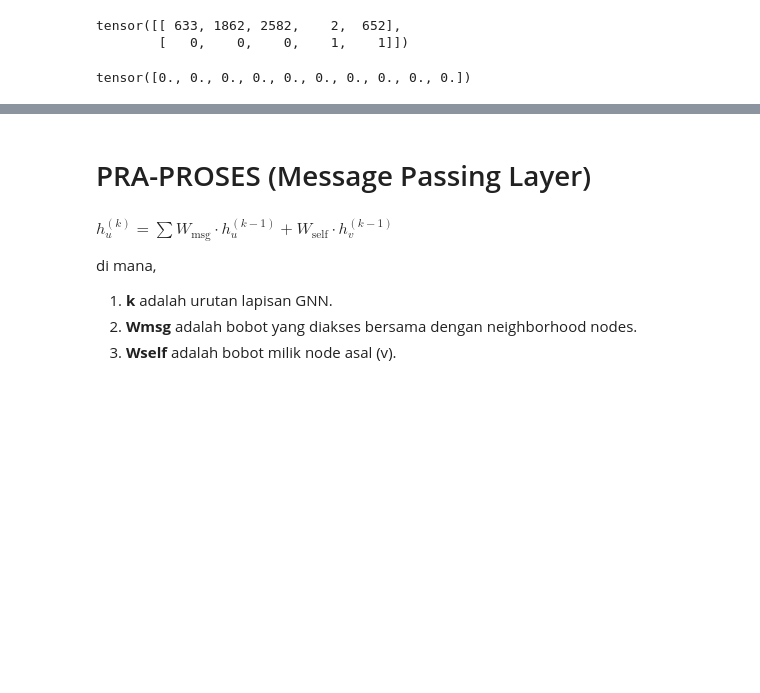
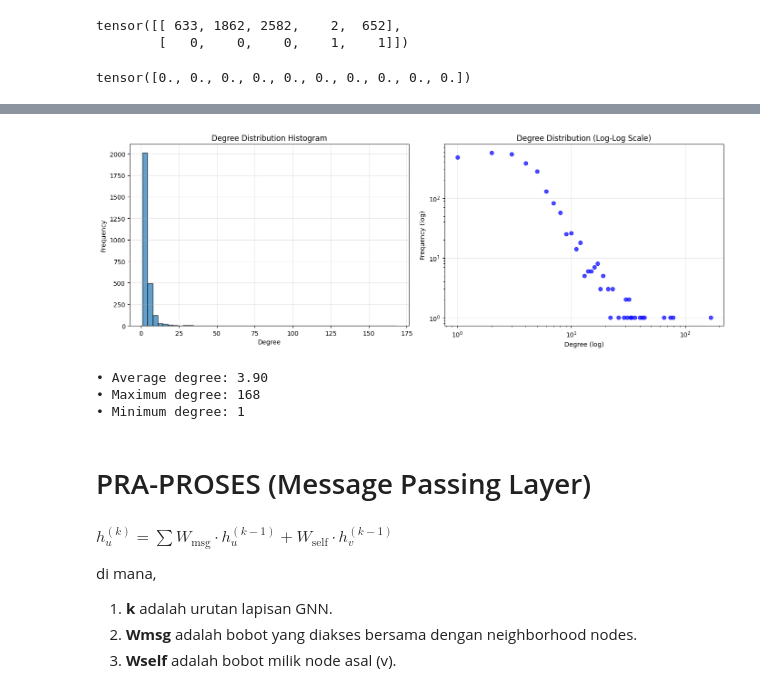
Before and after one commit to alivianay/graph-finals-gnn-messagepassing, a Jupyter notebook: notebooks/testing_notebook.ipynb, the cells around one changed output, grey strips where cells are left out. Drawn from its saved outputs; the diff is of its cells as text; code cells hidden in the pictures; blank space fills up the shorter version.

```diff
--- a/notebooks/testing_notebook.ipynb
+++ b/notebooks/testing_notebook.ipynb
@@ -168,3 +247,37 @@ tensor([0., 0., 0., 0., 0., 0., 0., 0., 0., 0.])
+# %%
+degrees = np.zeros(data.num_nodes)
+for i in range(data.num_nodes):
+    degrees[i] = (data.edge_index[0] == i).sum().item()
+
+fig, axes = plt.subplots(1, 2, figsize=(14, 5))
+
+# Histogram of degree distribution
+axes[0].hist(degrees, bins=50, edgecolor='black', alpha=0.7)
+axes[0].set_xlabel('Degree')
+axes[0].set_ylabel('Frequency')
+axes[0].set_title('Degree Distribution Histogram')
+axes[0].grid(True, alpha=0.3)
+
+# Log-log plot for power law check
+unique_degrees, degree_counts = np.unique(degrees, return_counts=True)
+axes[1].loglog(unique_degrees, degree_counts, 'bo', alpha=0.7)
+axes[1].set_xlabel('Degree (log)')
+axes[1].set_ylabel('Frequency (log)')
+axes[1].set_title('Degree Distribution (Log-Log Scale)')
+axes[1].grid(True, alpha=0.3)
+
+plt.tight_layout()
+plt.show()
+# %% [output]
+[figure, added]
+# %%
+print(f"• Average degree: {degrees.mean():.2f}")
+print(f"• Maximum degree: {degrees.max():.0f}")
+print(f"• Minimum degree: {degrees.min():.0f}")
+# %% [output]
+• Average degree: 3.90
+• Maximum degree: 168
+• Minimum degree: 1
 # %% [markdown]
 # PRA-PROSES (Message Passing Layer)
 # %% [markdown]
```
Also changed, not shown: parts of 86 cells of this notebook, 1 other file.
